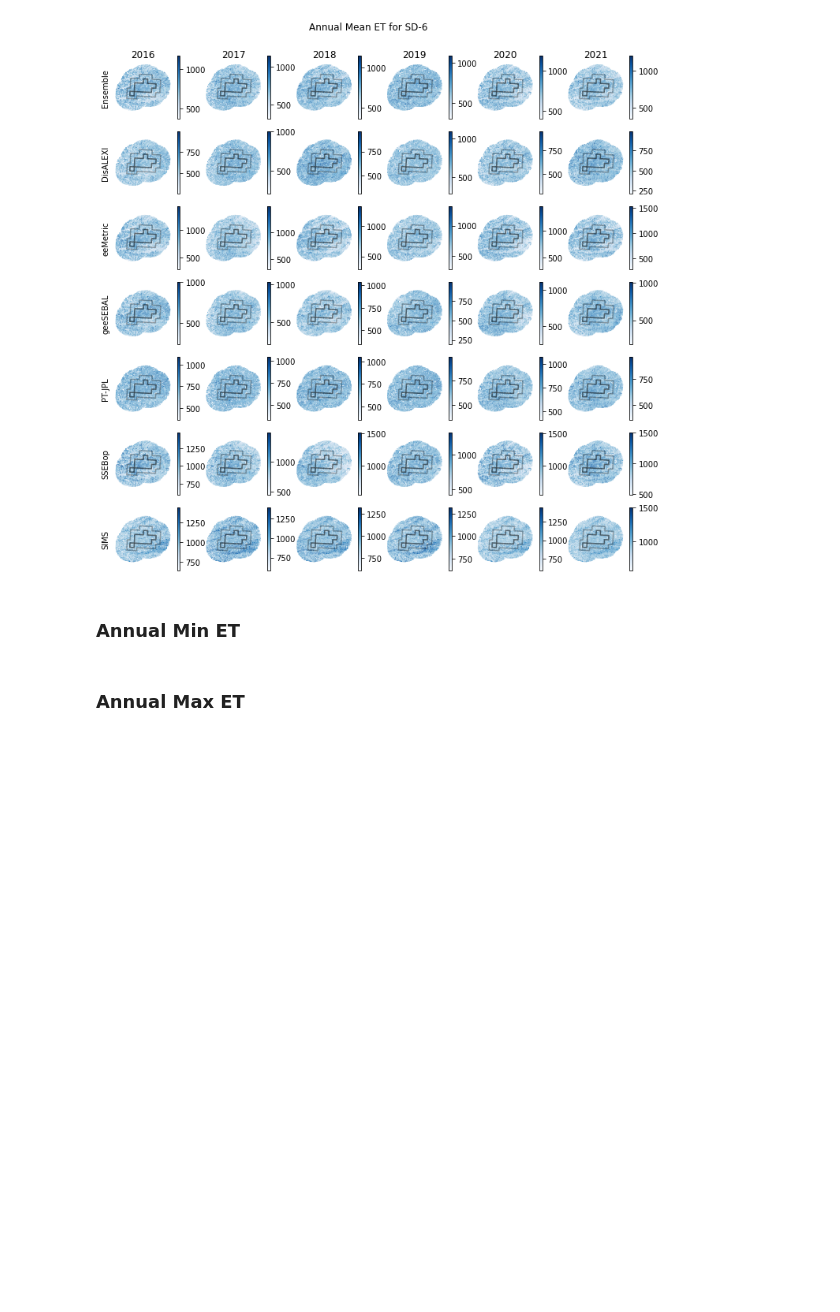
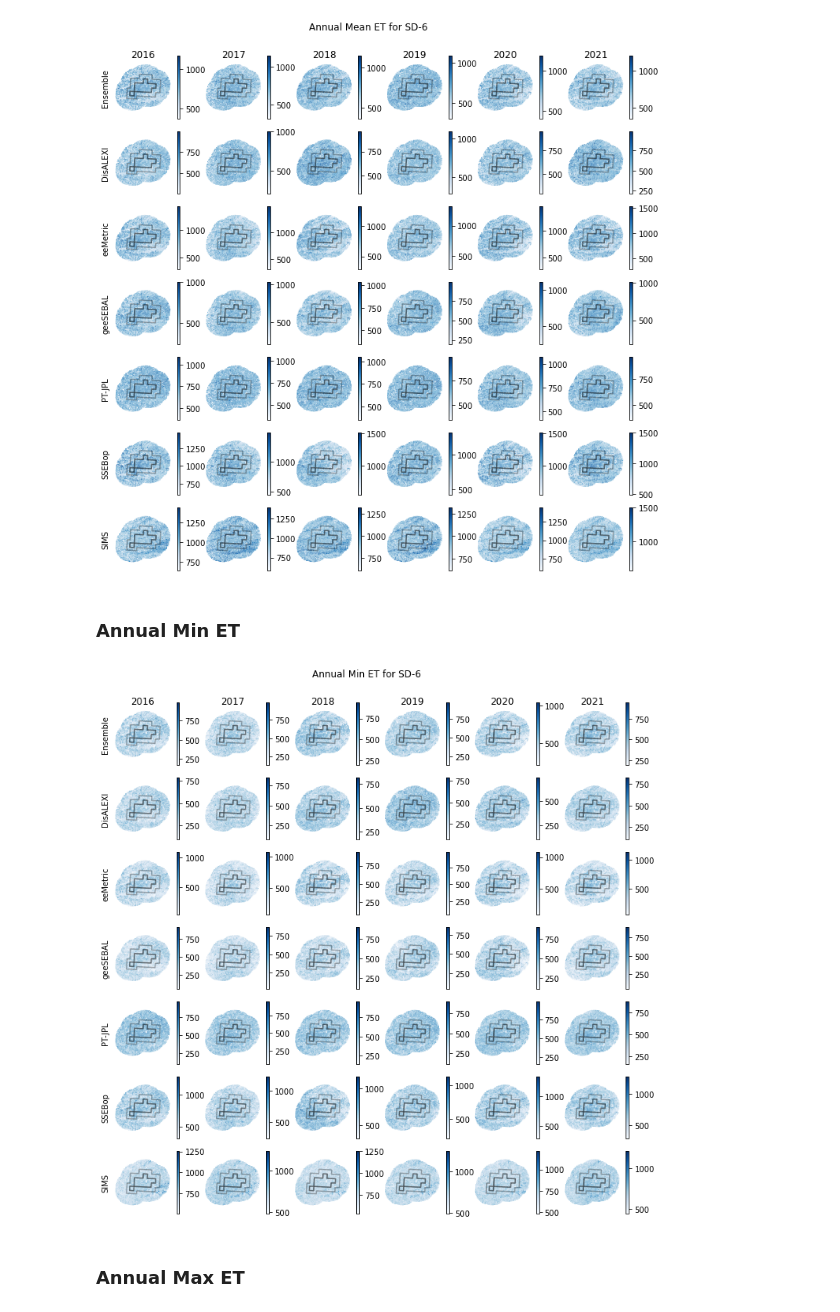
Before and after one commit to HEAL-KGS/eggs, a Jupyter notebook: eggs_data.ipynb, the cells around one changed output. Cells and saved outputs as stored; diff of their text form; code cells hidden in the pictures; blank space fills up the shorter version.

```diff
--- a/eggs_data.ipynb
+++ b/eggs_data.ipynb
@@ -636,40 +636,40 @@ years = ['2016', '2017', '2018', '2019', '2020', '2021']
 min_et_list = [min_ensemble, min_disalexi, min_eemetric, min_geesebal, min_ptjpl, min_ssebop, min_sims]
 ylab = ['Ensemble', 'DisALEXI', 'eeMetric', 'geeSEBAL', 'PT-JPL', 'SSEBop', 'SIMS']
 # %%
-# # Create figure and set axes
-# fig, axs = plt.subplots(nrows = 7, ncols = 6, figsize = (12, 12))
+# Create figure and set axes
+fig, axs = plt.subplots(nrows = 7, ncols = 6, figsize = (12, 12))
+fig.suptitle('Annual Min ET for SD-6', y=0.93)
+fig.patch.set_facecolor('white')
 
-# # Create for loop to iterate through rows and columns
-# rows = 7
-# cols = 6
-# for r in range(rows):
-#     for c in range(cols):
-#         et = min_et_list[r].plot(years[c], ax=axs[r,c], cmap='Blues')
-#         boundary.plot(ax=axs[r,c], edgecolor='black', color='white', alpha=0.3)
-#         buffer.plot(ax=axs[r,c], edgecolor='black', color='white', alpha=0.3)
-#         axs[r,c].patch.set_facecolor('white')
-#         axs[r,c].set_xticks([]) # remove tick marks
-#         axs[r,c].set_xticklabels([]) # remove tick mark labels
-#         axs[r,c].set_yticks([])
-#         axs[r,c].set_yticklabels([])
-#         axs[r,c].spines['top'].set_visible(False) # remove border around plot
-#         axs[r,c].spines['right'].set_visible(False)
-#         axs[r,c].spines['bottom'].set_visible(False)
-#         axs[r,c].spines['left'].set_visible(False)
-#         if c == 0:
-#             axs[r,c].set_ylabel(ylab[r]) # set y-labels for first column
-#         if r == 0:
-#             axs[r,c].set_title(years[c]) # set year titles for each column
-# #         handles, labels = axs[r,c].get_legend_handles_labels()
-# fig.legend(handles=axs[r,c], labels='ET (in)', loc='center right')
-# fig.suptitle('Annual Min ET for SD-6', y=0.93)
-# fig.patch.set_facecolor('white')
-# # plt.legend((minz_et_list), ("ET"), loc = 'lower center', bbox_to_anchor = (0,-0.1,1,1),
-# #             bbox_transform = plt.gcf().transFigure )
+# Create for loop to iterate through rows and columns
+rows = 7
+cols = 6
+for r in range(rows):
+    for c in range(cols):
+        et = min_et_list[r].plot(years[c], ax=axs[r,c], cmap='Blues', legend=True)
+        boundary.boundary.plot(ax=axs[r,c], color='k', alpha=0.3)
+        buffer.boundary.plot(ax=axs[r,c], color='k', alpha=0.3)
+        axs[r,c].patch.set_facecolor('white')
+        axs[r,c].set_xticks([]) # remove tick marks
+        axs[r,c].set_xticklabels([]) # remove tick mark labels
+        axs[r,c].set_yticks([])
+        axs[r,c].set_yticklabels([])
+        axs[r,c].spines['top'].set_visible(False) # remove border around plot
+        axs[r,c].spines['right'].set_visible(False)
+        axs[r,c].spines['bottom'].set_visible(False)
+        axs[r,c].spines['left'].set_visible(False)
+        if c == 0:
+            axs[r,c].set_ylabel(ylab[r]) # set y-labels for first column
+        if r == 0:
+            axs[r,c].set_title(years[c]) # set year titles for each column
 
-# os.chdir('C:\\Users\\ashle\\Desktop\\KGS\eggs\\')
-# plt.savefig('AnnualMinETSD6.png', dpi=500)
-# plt.show()
+# fig.colorbar(cm.ScalarMappable(cmap='Blues'), ax=axs[r,c])
+
+os.chdir('C:\\Users\\ashle\\Desktop\\KGS\\eggs\\')
+plt.savefig('AnnualMinETSD6.png', dpi=500)
+plt.show()
+# %% [output]
+[figure, added]
 # %% [markdown]
 ### Annual Max ET
 # %%
```
Also changed, not shown: parts of 7 cells of this notebook, 4 other files.
